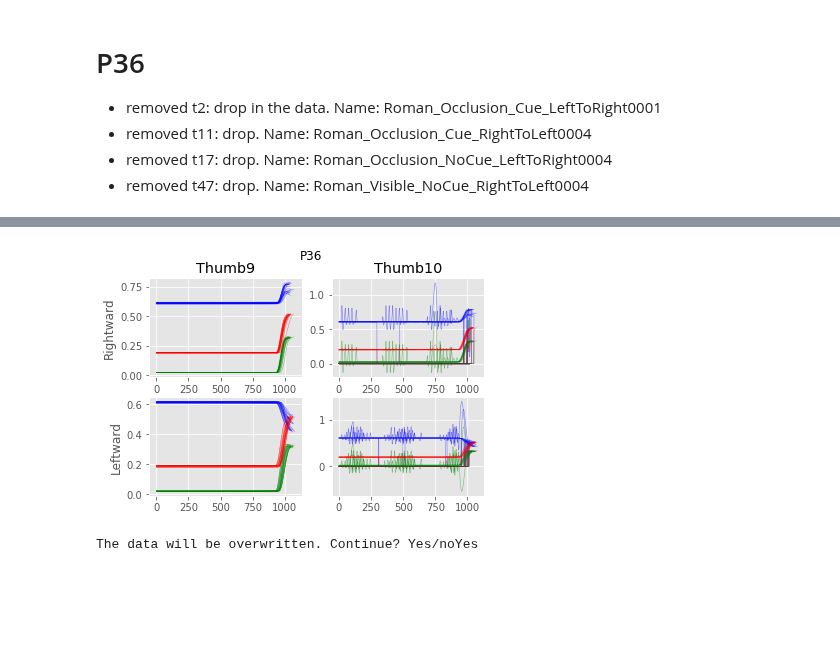
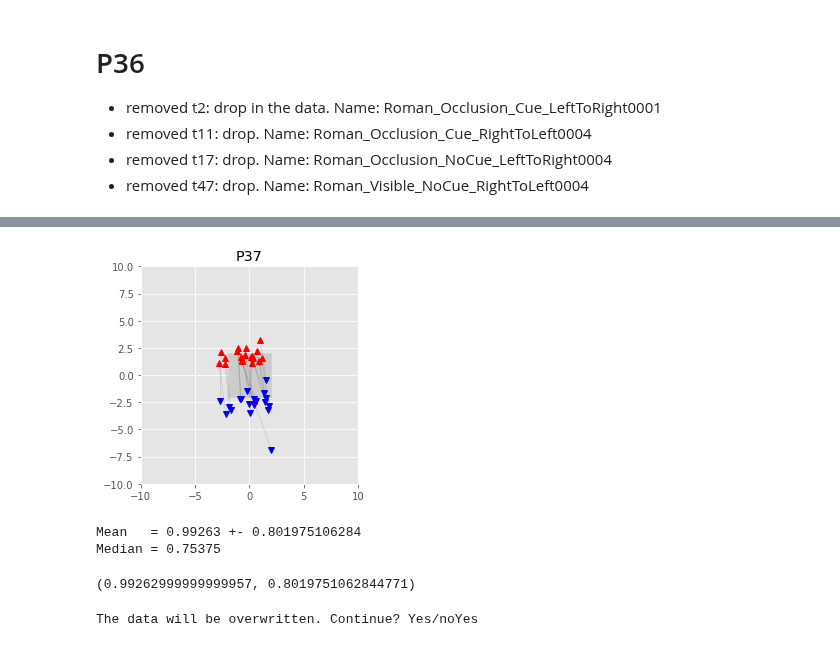
Before and after one commit to Roman-Belenya/perception_and_action, a Jupyter notebook: processing.ipynb, the cells around one changed output, grey strips where cells are left out. Cells and saved outputs as stored; diff of their text form; code cells hidden in the pictures; blank space fills up the shorter version.

```diff
--- a/processing.ipynb
+++ b/processing.ipynb
@@ -359 +369,11 @@ del d_clean['P36']['trials']['t47']
+# %%
+d_clean['P37'] = d['P37']
+
+del d_clean['P37']['trials']['t1']
+del d_clean['P37']['trials']['t10']
+del d_clean['P37']['trials']['t11']
+del d_clean['P37']['trials']['t29']
+del d_clean['P37']['trials']['t37']
+del d_clean['P37']['trials']['t39']
+del d_clean['P37']['trials']['t47']
 # %%
@@ -371,7 +391,10 @@ Roman_Visible_NoCue_RightToLeft0004
-# %%
-choose_marker(d_clean, 'P36', 'thumb')
-# %% [output]
-[figure, removed]
+# %%
+check_visible(d_clean, 'P37', 'index8', 'thumb9')
+# %% [output]
+[figure, added]
+Mean   = 0.99263 +- 0.801975106284
+Median = 0.75375
+(0.99262999999999957, 0.8019751062844771)
 # %%
 manual_save_data(d_clean, 'clean_data.pkl')
 # %% [output]
```
Also changed, not shown: parts of 4 cells of this notebook, 1 other file.
